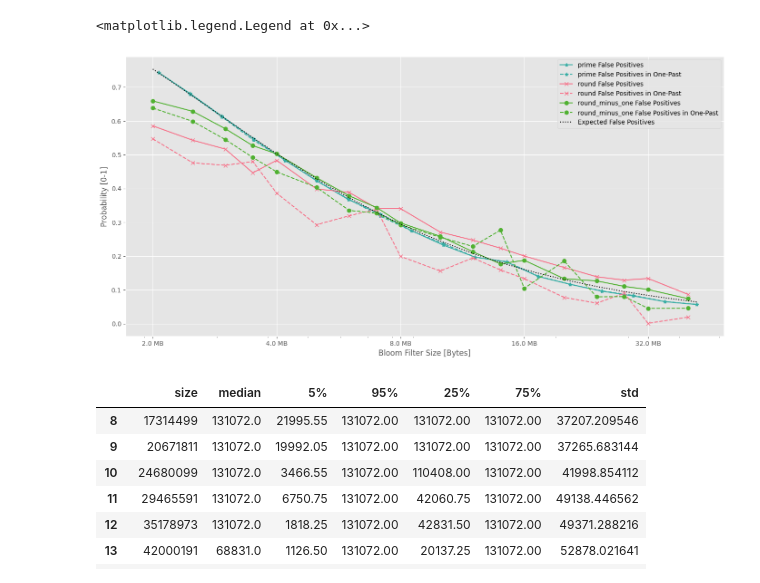
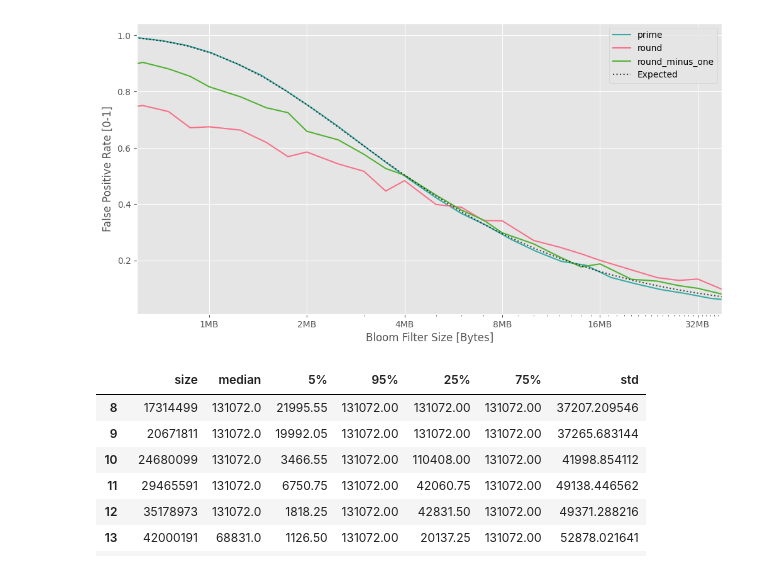
Before and after one commit to Pascal-So/peg-solitaire, a Jupyter notebook: evaluation/main.ipynb, the cells around one changed output. Drawn from its saved outputs; the diff is of its cells as text; code cells hidden in the pictures.

```diff
--- a/evaluation/main.ipynb
+++ b/evaluation/main.ipynb
@@ -22,17 +8,11 @@ category_markers = {
 # %%
-df = pd.read_json("../server/stats.json")
+df = pd.read_json("data/size-comparison.json")
 total_negatives = 8402298293
 total_one_past = 210286406
 total_positives = 187636299
 total_normalized_positives = 23475688
 
-min_size = 2000 * 1024 * 8
-
 df["rate_false_positives_in_one_past"] = df["false_positives_in_one_past"] / total_one_past
 df["rate_false_positives"] = df["false_positives"] / total_negatives
 
 df["ratio"] = df["rate_false_positives_in_one_past"] / df["rate_false_positives"]
-
-df = df[df["size"] >= min_size]
-
-df
@@ -57,40 +19,33 @@ df
 # %%
 for category in df["size_category"].unique():
-    marker = category_markers[category]
-    color = category_colors[category]
+    marker = plotting_common.category_markers[category]
+    color = plotting_common.category_colors[category]
 
     data = df[df["size_category"] == category].sort_values("size")
 
-    plt.plot(data["size"] / 8, data["false_positives"] / total_negatives, label=f"{category} False Positives", marker=marker, color=color)
-    plt.plot(data["size"] / 8, data["false_positives_in_one_past"] / total_one_past, label=f"{category} False Positives in One-Past", marker=marker, color=color, linestyle="--")
+    plt.plot(data["size"] / 8, data["false_positives"] / total_negatives, label=category, color=color)
+    # plt.plot(data["size"] / 8, data["false_positives_in_one_past"] / total_one_past, label=f"{category} False Positives in One-Past", color=color, linestyle="--")
 
     # plt.plot(data["size"] / 8, data["ratio"], label=f"{category} Ratio", marker=marker)
 
 k = 1
 x = np.sort(df["size"])
 y = np.pow(1 - np.exp(-k / (x / total_normalized_positives)), k)
 
-plt.plot(x / 8, y, label="Expected False Positives", color="black", linestyle=":")
+plt.plot(x / 8, y, label="Expected", color="black", linestyle=":", alpha=0.7)
 
 plt.xscale('log')
 plt.xlabel("Bloom Filter Size [Bytes]")
-plt.ylabel("Probability [0-1]")
+plt.ylabel("False Positive Rate [0-1]")
+plt.xlim(0.6 * 2**20, 38 * 2**20)
 
-def bytes_to_human_readable(x, pos):
-    if x < 1024:
-        return "{:.0f} B".format(x)
-    elif x < 1024**2:
-        return "{:.1f} KB".format(x / 1024)
-    else:
-        return "{:.1f} MB".format(x / 1024**2)
-
-plt.gca().xaxis.set_major_formatter(plt.FuncFormatter(bytes_to_human_readable))
+plotting_common.setup_bytes_formatters(plt.gca().xaxis)
 plt.gca().xaxis.set_major_locator(plt.LogLocator(base=2))
-plt.gcf().set_size_inches(17, 8)
-plt.legend()
+plt.gca().xaxis.set_ticks([m * 2**20 for m in range(2, 38)], minor=True)
+plt.gcf().set_size_inches(12, 6)
+_ = plt.legend()
 # %% [output]
-<matplotlib.legend.Legend at 0x...>
-[figure, old version]
+[figure, new version]
 # %%
 df_steps = pd.read_json("../server/solver-steps-preshuffled-5-attempts-cache.json").rename(columns={0: "steps", 1: "size"})
 df_steps = df_steps[df_steps["size"] >= min_size]
```
Also changed, not shown: parts of 4 cells of this notebook, 13 other files.
